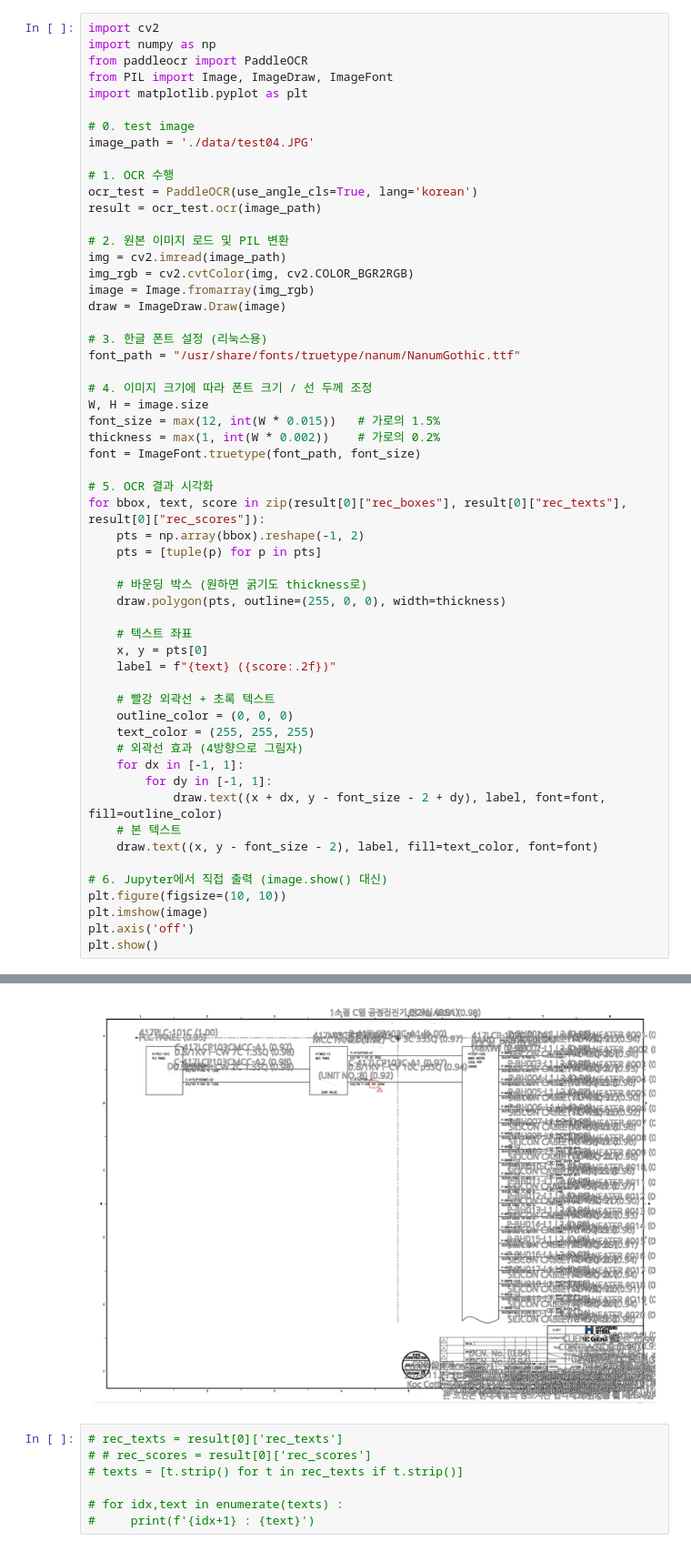
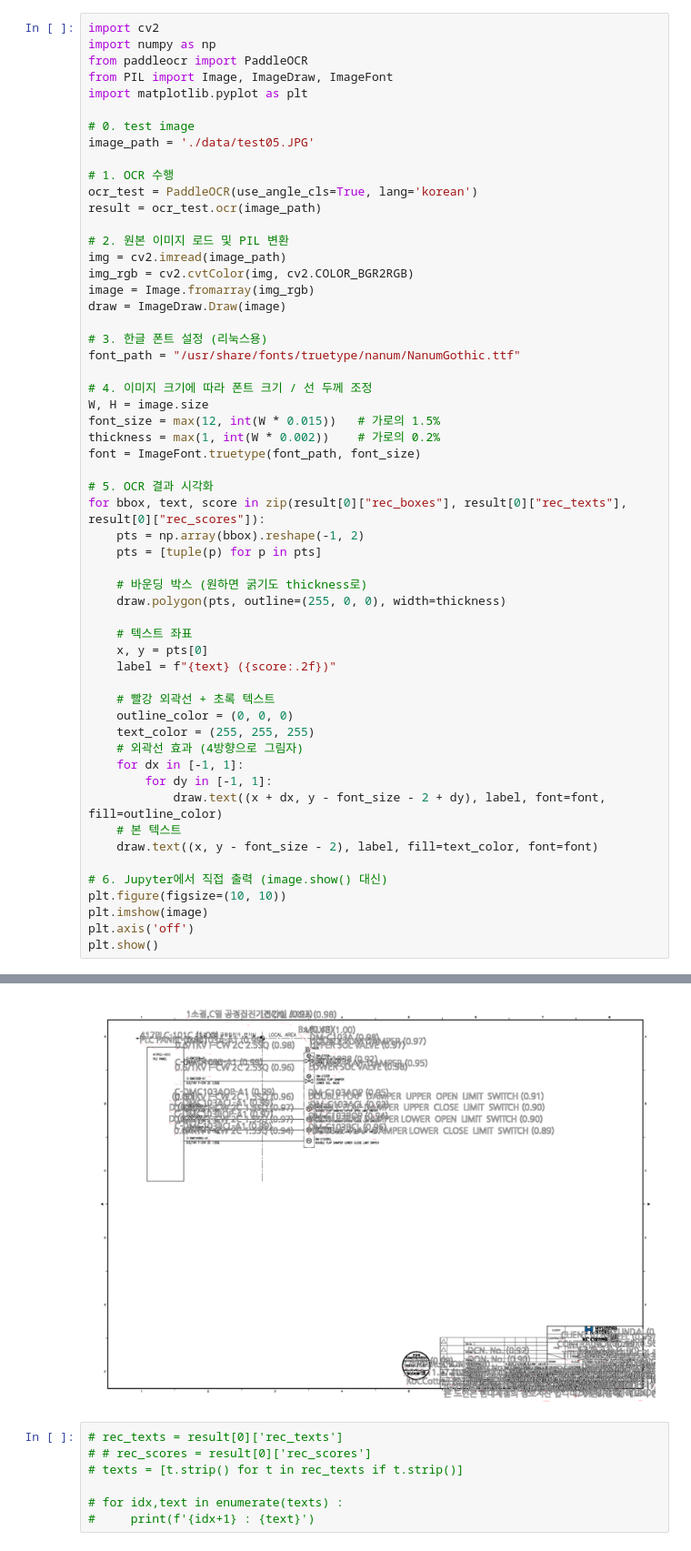
Before and after one commit to dibk100/project_drawing-detector, a Jupyter notebook: ocr_paddle.ipynb, the cells around one changed output, grey strips where cells are left out. Shown: that part at 91% size. Cells and saved outputs as stored; diff of their text form.

```diff
--- a/ocr_paddle.ipynb
+++ b/ocr_paddle.ipynb
@@ -6,7 +6,7 @@ from PIL import Image, ImageDraw, ImageFont
 import matplotlib.pyplot as plt
 
 # 0. test image
-image_path = './data/test04.JPG'
+image_path = './data/test05.JPG'
 
 # 1. OCR 수행
 ocr_test = PaddleOCR(use_angle_cls=True, lang='korean')
@@ -38,34 +38,34 @@ for bbox, text, score in zip(result[0]["rec_boxes"], result[0]["rec_texts"], res
     # 텍스트 좌표
     x, y = pts[0]
     label = f"{text} ({score:.2f})"
 
     # 빨강 외곽선 + 초록 텍스트
     outline_color = (0, 0, 0)
     text_color = (255, 255, 255)
     # 외곽선 효과 (4방향으로 그림자)
     for dx in [-1, 1]:
         for dy in [-1, 1]:
             draw.text((x + dx, y - font_size - 2 + dy), label, font=font, fill=outline_color)
     # 본 텍스트
     draw.text((x, y - font_size - 2), label, fill=text_color, font=font)
 
 # 6. Jupyter에서 직접 출력 (image.show() 대신)
 plt.figure(figsize=(10, 10))
 plt.imshow(image)
 plt.axis('off')
 plt.show()
 # %% [output]
 Creating model: ('PP-LCNet_x1_0_doc_ori', None)
 Model files already exist. Using cached files. To redownload, please delete the directory manually: `/home/dibaeck/.paddlex/official_models/PP-LCNet_x1_0_doc_ori`.
 Creating model: ('UVDoc', None)
 Model files already exist. Using cached files. To redownload, please delete the directory manually: `/home/dibaeck/.paddlex/official_models/UVDoc`.
 Creating model: ('PP-LCNet_x1_0_textline_ori', None)
 Model files already exist. Using cached files. To redownload, please delete the directory manually: `/home/dibaeck/.paddlex/official_models/PP-LCNet_x1_0_textline_ori`.
 Creating model: ('PP-OCRv5_server_det', None)
 Model files already exist. Using cached files. To redownload, please delete the directory manually: `/home/dibaeck/.paddlex/official_models/PP-OCRv5_server_det`.
 Creating model: ('korean_PP-OCRv5_mobile_rec', None)
 Model files already exist. Using cached files. To redownload, please delete the directory manually: `/home/dibaeck/.paddlex/official_models/korean_PP-OCRv5_mobile_rec`.
-[figure, old version]
+[figure, new version]
 # %%
 # rec_texts = result[0]['rec_texts']
 # # rec_scores = result[0]['rec_scores']
```
Also changed, not shown: 10 other files.
